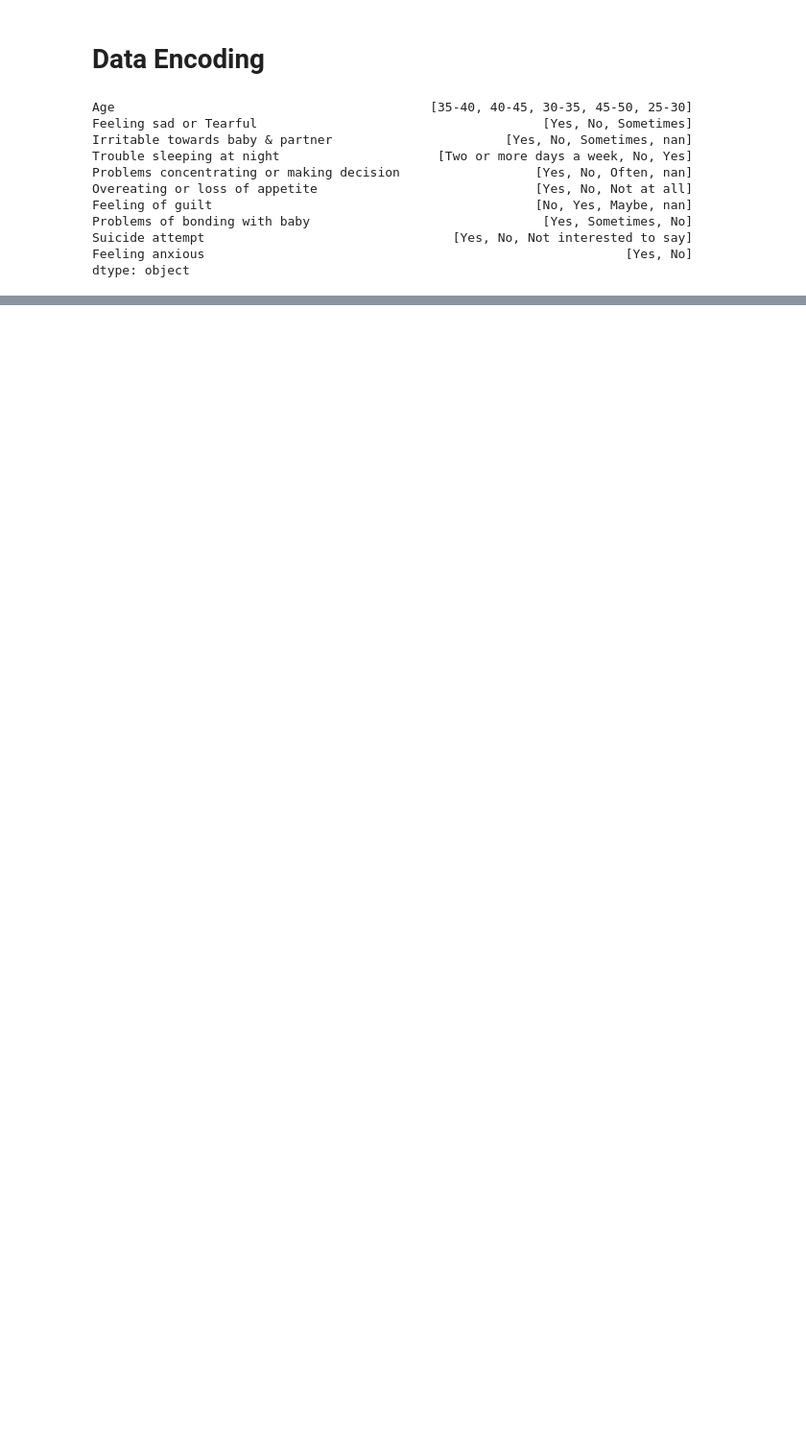
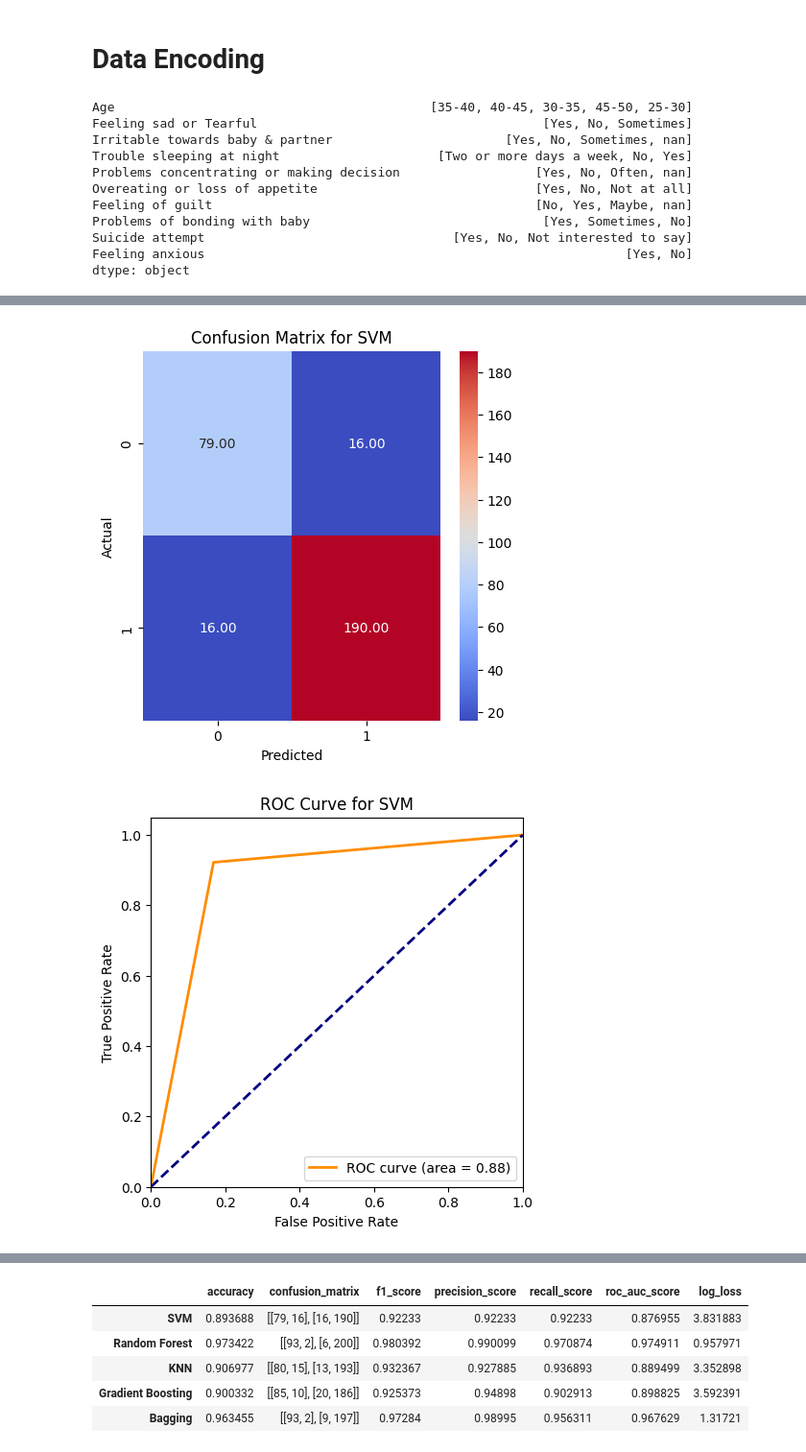
Before and after one commit to sherrywilly/CE880_Case_Study, a Jupyter notebook: case_study.ipynb, the cells around one changed output, grey strips where cells are left out. Shown at 96% size. Drawn from its saved outputs; the diff is of its cells as text; code cells hidden in the pictures; blank space fills up the shorter version.

```diff
--- a/case_study.ipynb
+++ b/case_study.ipynb
@@ -321,0 +338,4 @@ corr.style.background_gradient(cmap='coolwarm')
+# %%
+# Dependent and Independent Variables
+X = cleaned_df.iloc[:,:-1]
+y = cleaned_df.iloc[:,-1]
@@ -321,0 +366,5 @@ corr.style.background_gradient(cmap='coolwarm')
+# %%
+#  Splitting the data into training and testing and validation data
+X_train, X_test, y_train, y_test = train_test_split(X, y, test_size=0.2, random_state=42)
+X_train, X_val, y_train, y_val = train_test_split(X_train, y_train, test_size=0.25, random_state=42)
+# https://datascience.stackexchange.com/questions/15135/train-test-validation-set-splitting-in-sklearn
@@ -321,0 +414,47 @@ corr.style.background_gradient(cmap='coolwarm')
+# %%
+model_data_test = {}
+for name, model in models.items():
+    y_pred = model.predict(X_test)
+    accuracy_score_test = accuracy_score(y_test, y_pred)
+    confusion_matrix_test = confusion_matrix(y_test, y_pred, labels = [0, 1])
+    classification_report_test = classification_report(y_test, y_pred)
+    f1_score_test = f1_score(y_test, y_pred)
+    precision_score_test = precision_score(y_test, y_pred)
+    recall_score_test = recall_score(y_test, y_pred)
+    log_loss_test = log_loss(y_test, y_pred)
+    model_data_test[name] = {
+        "accuracy": accuracy_score_test,
+        "confusion_matrix": confusion_matrix_test,
+        "f1_score": f1_score_test,
+        "precision_score": precision_score_test,
+        "recall_score": recall_score_test,
+        "roc_auc_score": roc_auc_score(y_test, y_pred),
+        "log_loss": log_loss_test
+
+    }
+    # display confusion matrix
+    plt.figure(figsize=(5,5))
+    sns.heatmap(confusion_matrix_test, annot=True, cmap='coolwarm', fmt=".2f", xticklabels=[0,1], yticklabels=[0,1],)
+    plt.xlabel("Predicted")
+    plt.ylabel("Actual")
+    plt.title(f"Confusion Matrix for {name}")
+    plt.show()
+    # display roc curve
+    fpr, tpr, thresholds = roc_curve(y_test, y_pred)
+    roc_auc = auc(fpr, tpr)
+    plt.figure(figsize=(5,5))
+    plt.plot(fpr, tpr, color='darkorange', lw=2, label='ROC curve (area = %0.2f)' % roc_auc)
+    plt.plot([0, 1], [0, 1], color='navy', lw=2, linestyle='--')
+    plt.xlim([0.0, 1.0])
+    plt.ylim([0.0, 1.05])
+    plt.xlabel('False Positive Rate')
+    plt.ylabel('True Positive Rate')
+    plt.title(f'ROC Curve for {name}')
+    plt.legend(loc="lower right")
+    plt.show()
+
+model_data_test_df = pd.DataFrame(model_data_test).T
+model_data_test_df.head(10)
+# %% [output]
+[figure, added]
+[figure, added]
@@ -321,0 +469,6 @@ corr.style.background_gradient(cmap='coolwarm')
+|  | accuracy | confusion_matrix | f1_score | precision_score | recall_score | roc_auc_score | log_loss |
+| SVM | 0.893688 | [[79, 16], [16, 190]] | 0.92233 | 0.92233 | 0.92233 | 0.876955 | 3.831883 |
+| Random Forest | 0.973422 | [[93, 2], [6, 200]] | 0.980392 | 0.990099 | 0.970874 | 0.974911 | 0.957971 |
+| KNN | 0.906977 | [[80, 15], [13, 193]] | 0.932367 | 0.927885 | 0.936893 | 0.889499 | 3.352898 |
+| Gradient Boosting | 0.900332 | [[85, 10], [20, 186]] | 0.925373 | 0.94898 | 0.902913 | 0.898825 | 3.592391 |
+| Bagging | 0.963455 | [[93, 2], [9, 197]] | 0.97284 | 0.98995 | 0.956311 | 0.967629 | 1.31721 |
```
Also changed, not shown: parts of 13 cells of this notebook.
